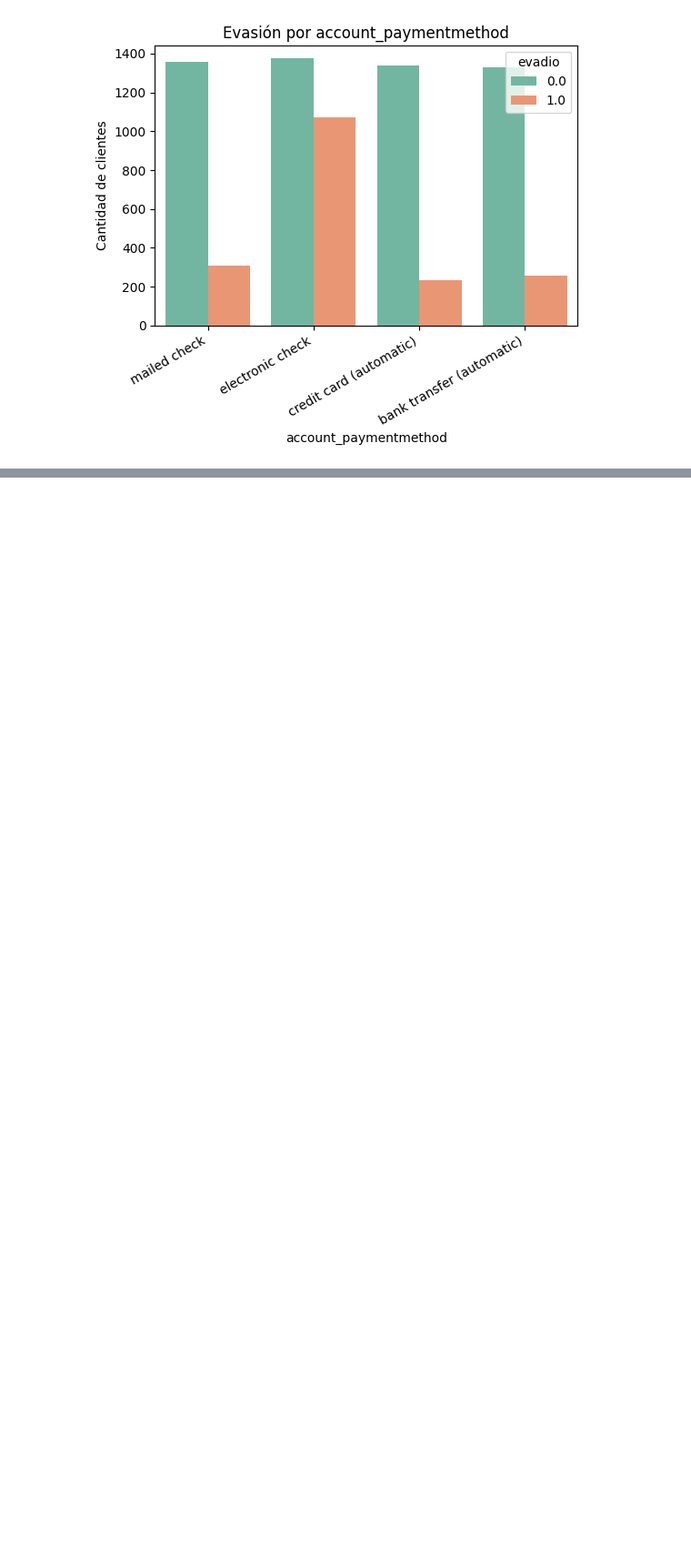
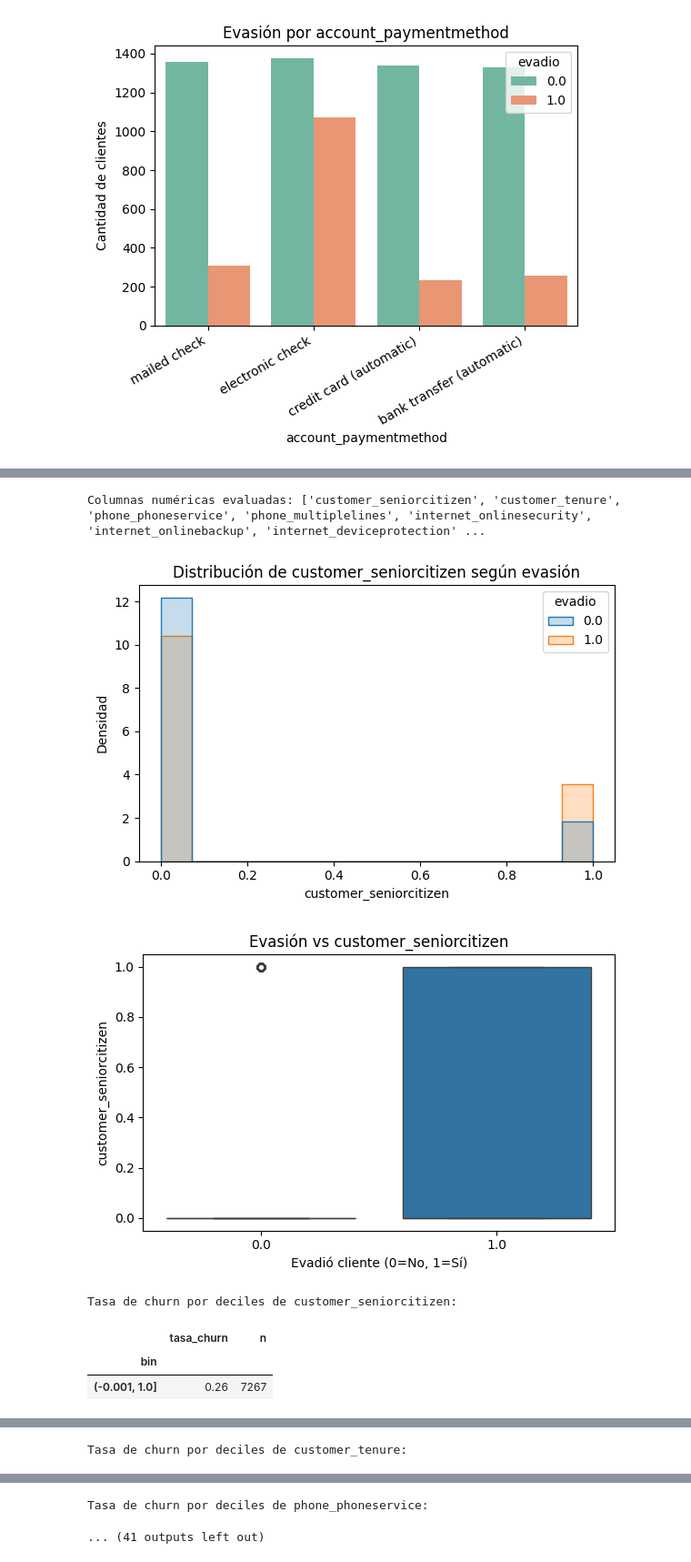
Before and after one commit to Junior11995/Challenge-Telecom-X-an-lisis-de-evasi-n-de-clientes, a Jupyter notebook: desaf_o_telecom_x.ipynb, the cells around one changed output, grey strips where cells are left out. Shown at 91% size. Drawn from its saved outputs; the diff is of its cells as text; code cells hidden in the pictures; blank space fills up the shorter version.

Commit message:
análisis numérico robusto sin KDE y con filtros de datos; añade tasa de churn por deciles

```diff
--- a/desaf_o_telecom_x.ipynb
+++ b/desaf_o_telecom_x.ipynb
@@ -1163,0 +1166,67 @@ for col in cat_cols:
+# %%
+# =========================================================
+# CONTEO DE EVASIÓN POR VARIABLES NUMÉRICAS
+#  - Evita errores de KDE y columnas constantes o con pocos datos
+# =========================================================
+import numpy as np
+import pandas as pd
+import matplotlib.pyplot as plt
+import seaborn as sns
+
+# Asegurar target binaria numérica
+if "evadio" not in df_ready.columns:
+    raise KeyError("No se encontró la columna 'evadio'. Revisa el renombrado previo.")
+y = pd.to_numeric(df_ready["evadio"], errors="coerce")
+
+# Seleccionar numéricas y filtrar columnas con al menos 2 valores no nulos y >1 valor distinto
+num_cols_all = df_ready.select_dtypes(include=["number"]).columns.tolist()
+num_cols = [c for c in num_cols_all if c != "evadio" and df_ready[c].notna().sum() >= 2 and df_ready[c].nunique(dropna=True) > 1]
+
+print("Columnas numéricas evaluadas:", num_cols)
+
+for col in num_cols:
+    s = pd.to_numeric(df_ready[col], errors="coerce")
+    df_plot = pd.DataFrame({col: s, "evadio": y}).dropna()
+
+    # Si no hay suficientes datos por clase, evitar gráficos que fallen
+    if df_plot["evadio"].nunique() < 2 or df_plot[col].nunique() < 2:
+        print(f"[SKIP] {col}: insuficientes datos para separar por evasión.")
+        continue
+
+    # --- Histograma sin KDE (evita error de scipy cuando hay pocos datos) ---
+    plt.figure(figsize=(6,4))
+    sns.histplot(data=df_plot, x=col, hue="evadio", element="step", stat="density", common_norm=False, kde=False)
+    plt.title(f"Distribución de {col} según evasión")
+    plt.xlabel(col)
+    plt.ylabel("Densidad")
+    plt.tight_layout()
+    plt.show()
+
+    # --- Boxplot ---
+    plt.figure(figsize=(6,4))
+    sns.boxplot(x="evadio", y=col, data=df_plot)
+    plt.title(f"Evasión vs {col}")
+    plt.xlabel("Evadió cliente (0=No, 1=Sí)")
+    plt.ylabel(col)
+    plt.tight_layout()
+    plt.show()
+
+    # --- Tasa de churn por bins (deciles) para ver tendencia ---
+    try:
+        df_bins = df_plot.copy()
+        df_bins["bin"] = pd.qcut(df_bins[col], q=10, duplicates="drop")
+        tasa = df_bins.groupby("bin")["evadio"].mean().to_frame("tasa_churn")
+        cnts = df_bins.groupby("bin")["evadio"].size().to_frame("n")
+        resumen = tasa.join(cnts)
+        print(f"\nTasa de churn por deciles de {col}:")
+        display(resumen)
+    except Exception as e:
+        print(f"[WARN] No se pudieron calcular deciles para {col}: {e}")
+# %% [output]
+Columnas numéricas evaluadas: ['customer_seniorcitizen', 'customer_tenure', 'phone_phoneservice', 'phone_multiplelines', 'internet_onlinesecurity', 'internet_onlinebackup', 'internet_deviceprotection' ...
+[figure, added]
+[figure, added]
+Tasa de churn por deciles de customer_seniorcitizen:
+|  | tasa_churn | n |
+| bin |  |  |
+| (-0.001, 1.0] | 0.26 | 7267 |
@@ -1163,0 +1235 @@ for col in cat_cols:
+Tasa de churn por deciles de customer_tenure:
@@ -1163,0 +1250,2 @@ for col in cat_cols:
+Tasa de churn por deciles de phone_phoneservice:
+... (41 outputs left out)
```
Also changed, not shown: parts of 2 cells of this notebook.
